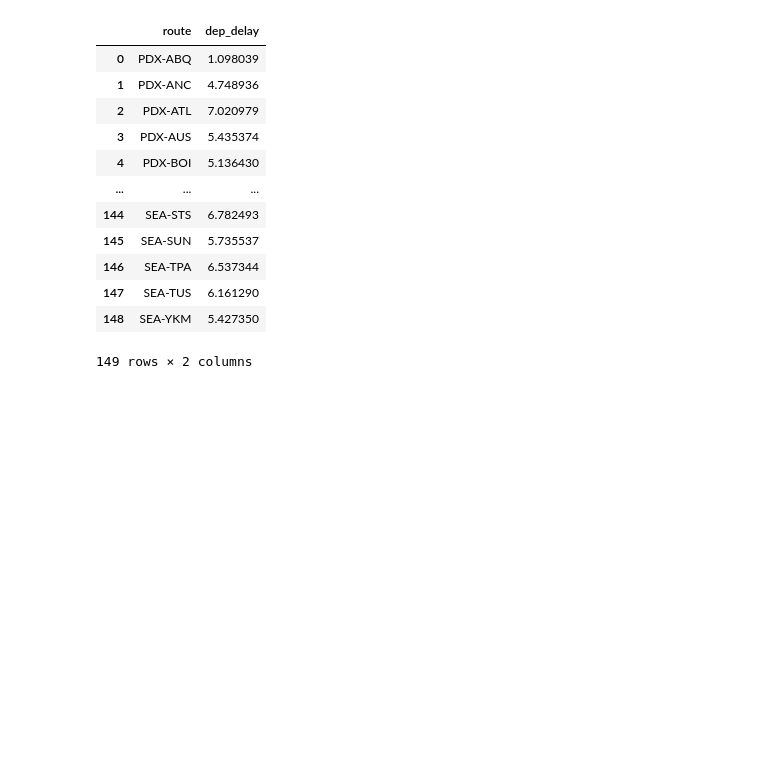
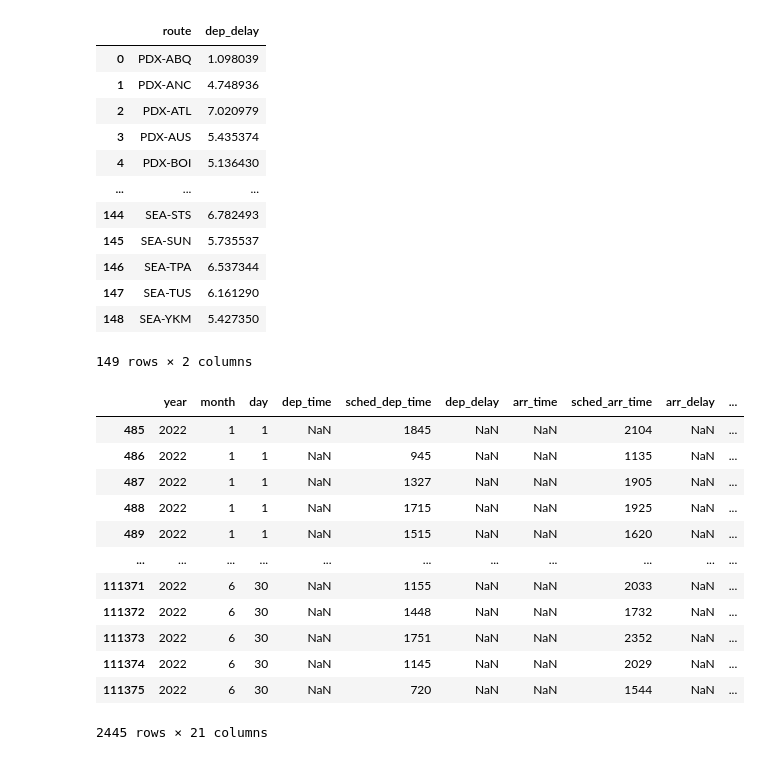
Before and after one commit to uyenhoang99/Real-World-Projects, a Jupyter notebook: Python/analyzing_flight_delays_and_cancellations.ipynb, the cells around one changed output. Saved outputs shown, nothing was run; the diff lists cells and outputs as text; code cells hidden in the pictures; blank space fills up the shorter version.

```diff
--- a/Python/analyzing_flight_delays_and_cancellations.ipynb
+++ b/Python/analyzing_flight_delays_and_cancellations.ipynb
@@ -82,4 +82,19 @@ avg_delay_routes
 | 148 | SEA-YKM | 5.427350 |
 149 rows × 2 columns
 # %%
-# Calculate the
+# Observe the cancelled flights
+flights[flights["dep_time"].isna()]
+# %% [output]
+|  | year | month | day | dep_time | sched_dep_time | dep_delay | arr_time | sched_arr_time | arr_delay | ... |
+| 485 | 2022 | 1 | 1 | NaN | 1845 | NaN | NaN | 2104 | NaN | ... |
+| 486 | 2022 | 1 | 1 | NaN | 945 | NaN | NaN | 1135 | NaN | ... |
+| 487 | 2022 | 1 | 1 | NaN | 1327 | NaN | NaN | 1905 | NaN | ... |
+| 488 | 2022 | 1 | 1 | NaN | 1715 | NaN | NaN | 1925 | NaN | ... |
+| 489 | 2022 | 1 | 1 | NaN | 1515 | NaN | NaN | 1620 | NaN | ... |
+| ... | ... | ... | ... | ... | ... | ... | ... | ... | ... | ... |
+| 111371 | 2022 | 6 | 30 | NaN | 1155 | NaN | NaN | 2033 | NaN | ... |
+| 111372 | 2022 | 6 | 30 | NaN | 1448 | NaN | NaN | 1732 | NaN | ... |
+| 111373 | 2022 | 6 | 30 | NaN | 1751 | NaN | NaN | 2352 | NaN | ... |
+| 111374 | 2022 | 6 | 30 | NaN | 1145 | NaN | NaN | 2029 | NaN | ... |
+| 111375 | 2022 | 6 | 30 | NaN | 720 | NaN | NaN | 1544 | NaN | ... |
+2445 rows × 21 columns
```
